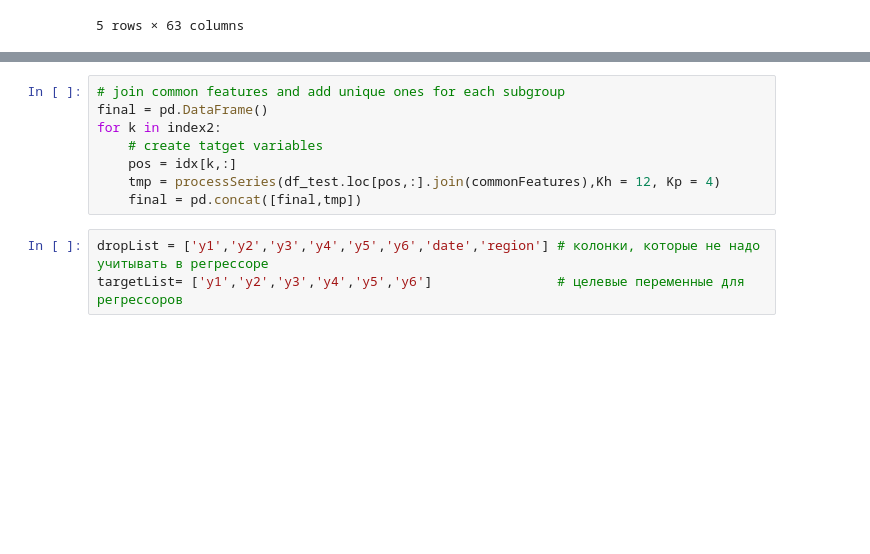
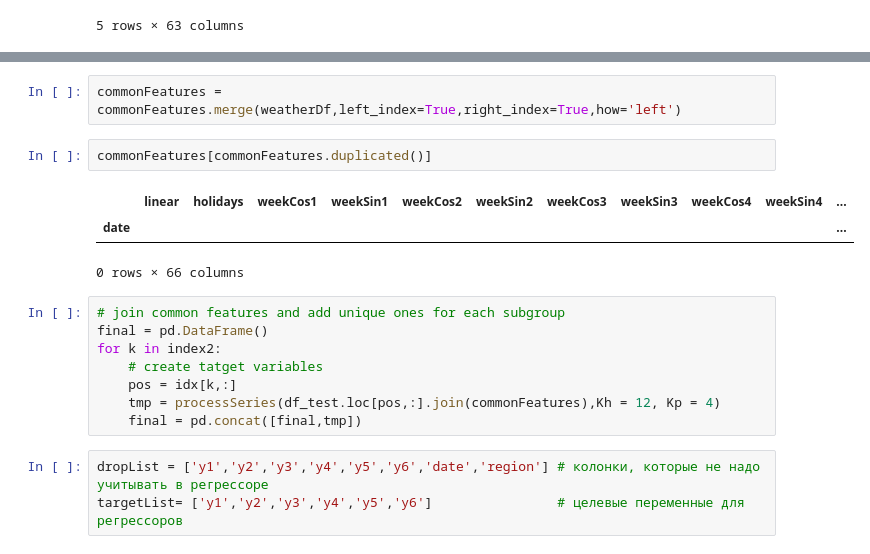
Before and after one commit to PhySci/projectNYtaxi, a Jupyter notebook: week6/week-6.ipynb, the cells around one changed output, grey strips where cells are left out. Cells and saved outputs as stored; diff of their text form; blank space fills up the shorter version.

Commit message:
week6

```diff
--- a/week6/week-6.ipynb
+++ b/week6/week-6.ipynb
@@ -279,3 +310,11 @@ commonFeatures.head()
+# %%
+commonFeatures = commonFeatures.merge(weatherDf,left_index=True,right_index=True,how='left')
+# %%
+commonFeatures[commonFeatures.duplicated()]
+# %% [output]
+|  | linear | holidays | weekCos1 | weekSin1 | weekCos2 | weekSin2 | weekCos3 | weekSin3 | weekCos4 | weekSin4 | ... |
+| date |  |  |  |  |  |  |  |  |  |  | ... |
+0 rows × 66 columns
 # %%
 # join common features and add unique ones for each subgroup
 final = pd.DataFrame()
```
Also changed, not shown: parts of 8 cells of this notebook, 3 other files.
